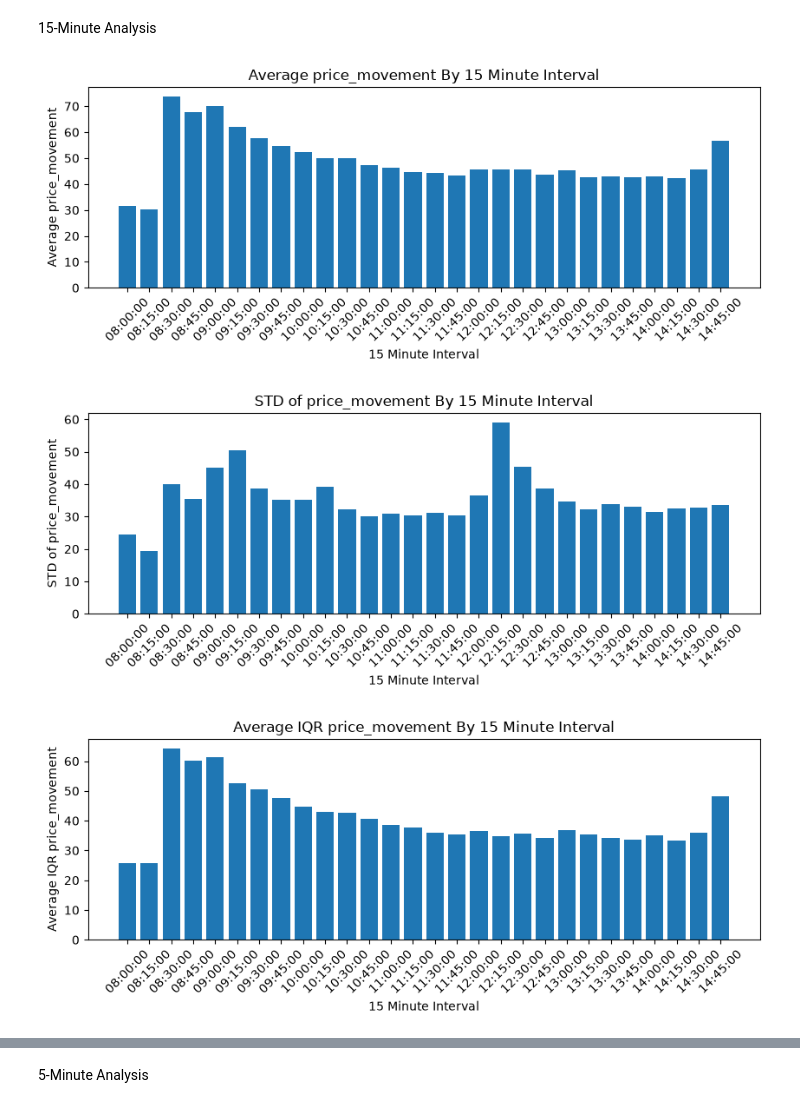
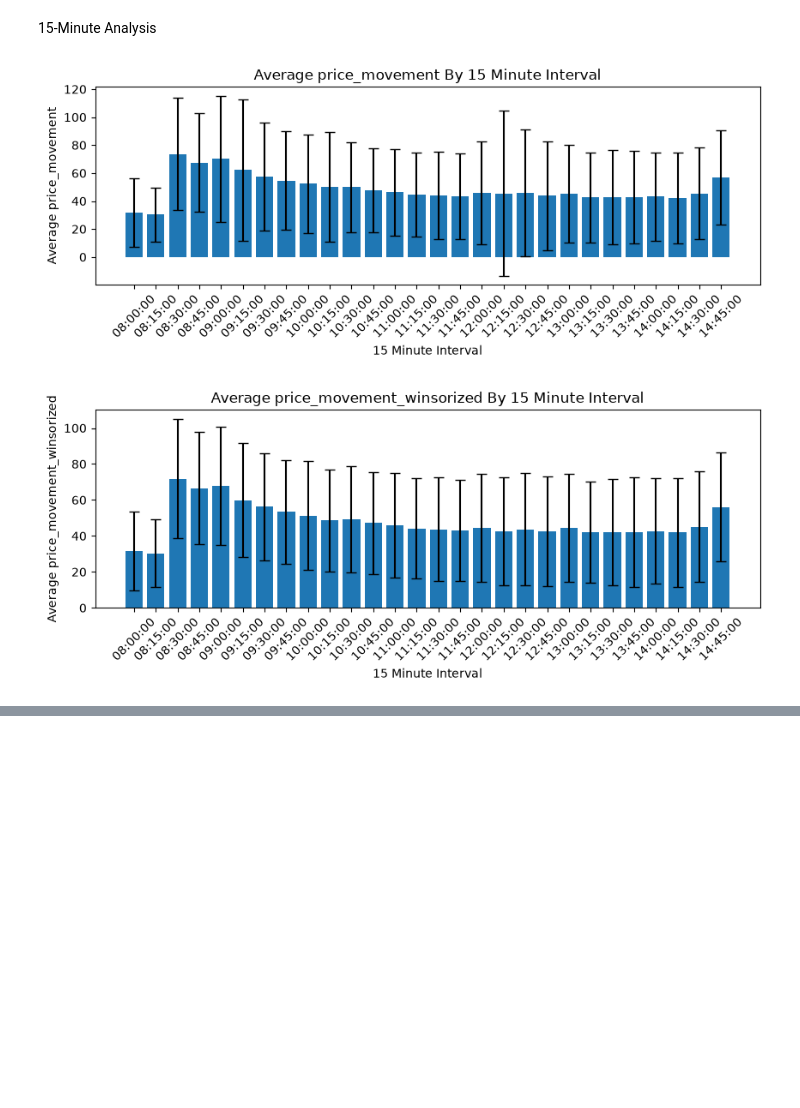
Before and after one commit to dogaha/technical-analysis, a Jupyter notebook: analysis/notebooks/02_price_movement.ipynb, the cells around one changed output, grey strips where cells are left out. Drawn from its saved outputs; the diff is of its cells as text; code cells hidden in the pictures; blank space fills up the shorter version.

```diff
--- a/analysis/notebooks/02_price_movement.ipynb
+++ b/analysis/notebooks/02_price_movement.ipynb
@@ -10,13 +10,8 @@ import datetime
 import utils
 # %%
 def bucket_analysis(df, timeframe, target):
-    df_agg, df_IQR_agg = utils.aggregate_by_time(df,'bucket_'+timeframe+'min',target)
-
-    utils.bar_by_time(df_agg,'mean',timeframe+' Minute Interval', 'Average '+target)
-    utils.bar_by_time(df_agg,'std',timeframe+' Minute Interval', 'STD of '+target)
-
-    utils.bar_by_time(df_IQR_agg,'mean',timeframe+' Minute Interval', 'Average IQR '+target)
-    utils.bar_by_time(df_IQR_agg,'std',timeframe+' Minute Interval', 'STD of IQR '+target)
+    df_agg = utils.descriptive_groupby(df,'bucket_'+timeframe+'min',target)
+    utils.bar_chart(df_agg,'mean',timeframe+' Minute Interval', 'Average '+target,yerror=df_agg['std'])
 # %%
 load_dotenv()
 # f"postgres+psycopg2://{[user]}:{[pass]}@{[host}:{[port]}/{[dbname]}"
@@ -45,10 +40,11 @@ df_min['bucket_5min'] = df_min['bar_time'].apply(
 )
 # %%
 df_min['price_movement'] = (df_min['high']-df_min['low']).abs()
-df_day = df_min.groupby('bar_date')['price_movement'].agg('sum').reset_index()
-df_30 = df_min.groupby(['bar_date','bucket_30min'])['price_movement'].agg('sum').reset_index()
-df_15 = df_min.groupby(['bar_date','bucket_15min'])['price_movement'].agg('sum').reset_index()
-df_5 = df_min.groupby(['bar_date','bucket_5min'])['price_movement'].agg('sum').reset_index()
+df_min = utils.add_winsorized_col(df_min,'price_movement')
+df_day = df_min.groupby('bar_date')[['price_movement','price_movement_winsorized']].agg('sum').reset_index()
+df_30 = df_min.groupby(['bar_date','bucket_30min'])[['price_movement','price_movement_winsorized']].agg('sum').reset_index()
+df_15 = df_min.groupby(['bar_date','bucket_15min'])[['price_movement','price_movement_winsorized']].agg('sum').reset_index()
+df_5 = df_min.groupby(['bar_date','bucket_5min'])[['price_movement','price_movement_winsorized']].agg('sum').reset_index()
 # %% [markdown]
 Daily Analysis
 # %%
@@ -96,7 +97,7 @@ bucket_analysis(df_30,'30','price_movement')
 15-Minute Analysis
 # %%
 bucket_analysis(df_15,'15','price_movement')
+bucket_analysis(df_15,'15','price_movement_winsorized')
 # %% [output]
-[figure, old version]
+[figure, new version]
-[figure, old version]
+[figure, new version]
-[figure, removed]
@@ -104,2 +103,0 @@ bucket_analysis(df_15,'15','price_movement')
-# %% [markdown]
-5-Minute Analysis
```
Also changed, not shown: parts of 7 cells of this notebook, 3 other files.
